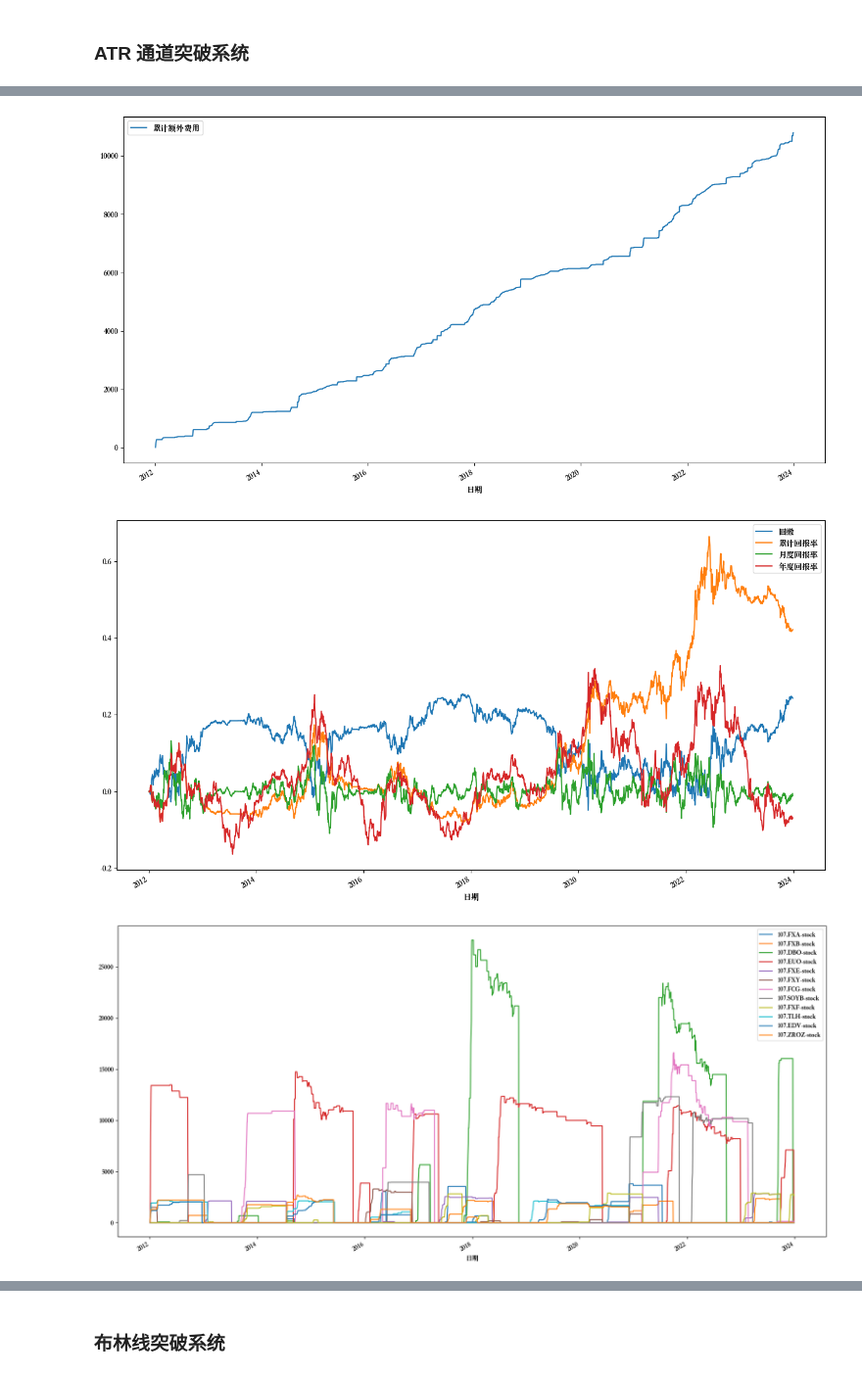
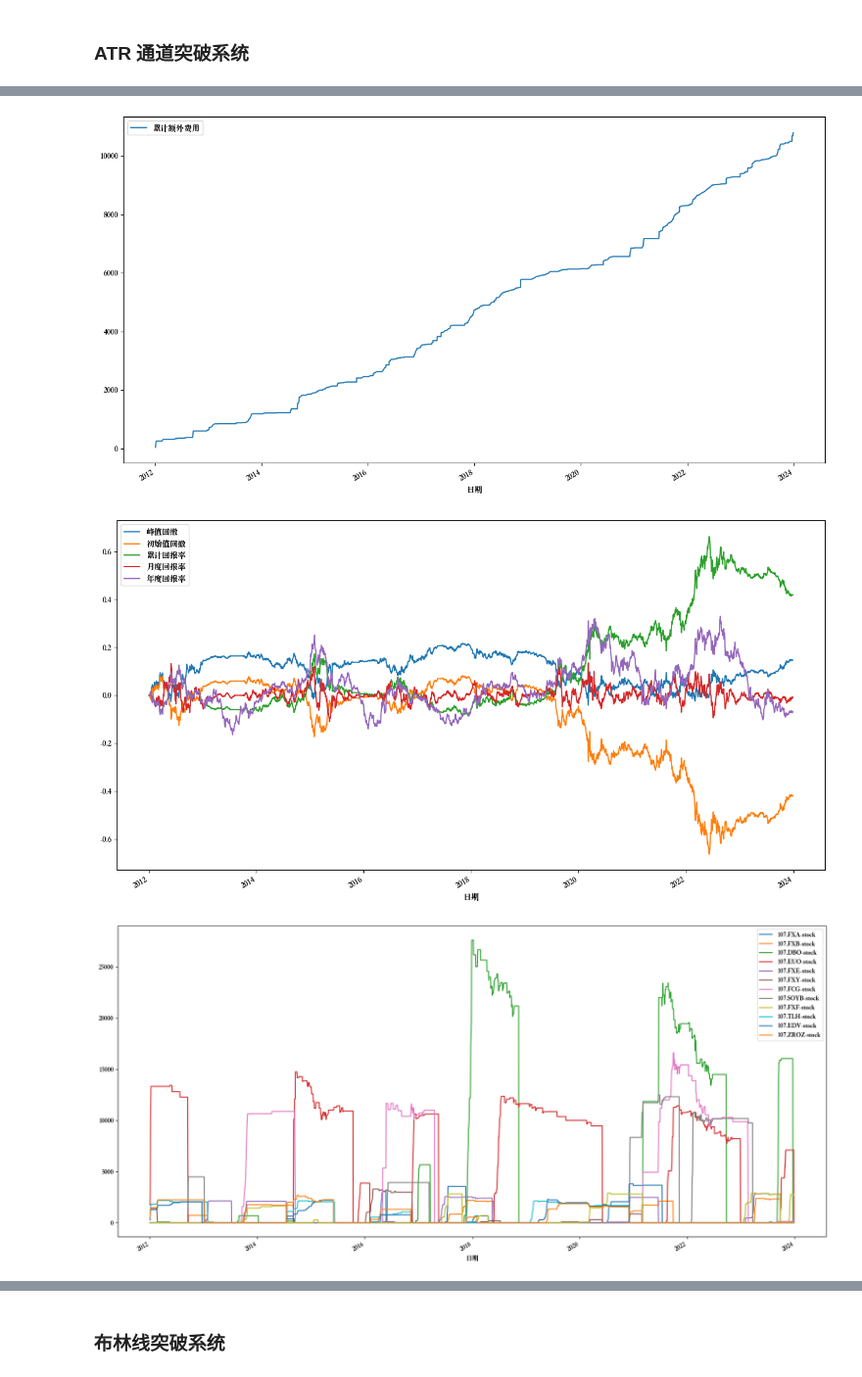
Before and after one commit to TheVeryDarkness/cs410, a Jupyter notebook: 3/3.ipynb, the cells around one changed output, grey strips where cells are left out. Shown at 98% size. Cells and saved outputs as stored; diff of their text form; code cells hidden in the pictures.

```diff
--- a/3/3.ipynb
+++ b/3/3.ipynb
@@ -222,10 +232,12 @@ print(f"初始资金：{INITIAL}，单个标的最大持仓：{LIMIT_CEIL}。")
 # %% [output]
 初始资金：1000000，单个标的最大持仓：290000.0。
 # %%
-# 选择 2012-01-01 到 2024-01-01 之间的数据
+# 选择 2012-01-01 到 2024-01-02 之间的数据
 days = data_set['107.FXA']
 days = days['2012-01-01' < days.index]
-days = days[days.index <= '2024-01-01']
+days = days[days.index <= '2024-01-02']
 days = days.index
 
+print(days[0], days[-1])
+
 years = 2024 - 2012
@@ -366,13 +417,13 @@ comparison: dict[str, Result] = {}
 # %% [markdown]
 ### ATR 通道突破系统
 # %%
-def ATRChannelBreakout(n: int = 14) -> pd.DataFrame:
+def ATRChannelBreakout(n: int = 14) -> tuple[pd.DataFrame, Detail]:
     '''
     data: pd.DataFrame
     n: int
     返回值: pd.DataFrame
     '''
-    agent = Agent()
+    agent = ExtraCostTracker()
     tracker = TradeTracker()
     cash = INITIAL
     stocks: dict[str, int] = {}
@@ -394,11 +445,20 @@ def ATRChannelBreakout(n: int = 14) -> pd.DataFrame:
     yesterday_total = INITIAL
     # 至今为止的最大总资金
     max_total = INITIAL
+    day_max_total: datetime.datetime = days[0]
+    longest_drawdown = 0
+
+    detail = DetailRecorder()
 
     for i in range(len(days)):
         total = 0
-        yesterday: datetime.datetime = days[i - 1]
         today: datetime.datetime = days[i]
+
+        # 找到上一个交易日的日期
+        yesterday: datetime.datetime = today - datetime.timedelta(1)
+        while yesterday not in data.index:
+            yesterday -= datetime.timedelta(1)
+
         for code, data in data_set.items():
             open_today: float = data.loc[today, '开盘']
             close_yesterday: float = data.loc[yesterday, '收盘']
@@ -465,12 +525,20 @@ def ATRChannelBreakout(n: int = 14) -> pd.DataFrame:
             '现金': cash,
             '资金': total,
             '累计额外费用': agent.get(),
-            '回撤': (max_total - total) / INITIAL,
+            '初始值回撤': (INITIAL - total) / INITIAL,
+            '峰值回撤': (max_total - total) / max_total,
             '累计回报率': (total - INITIAL) / INITIAL,
             '月度回报率': (total - last_month_total) / last_month_total,
             '年度回报率': (total - last_year_total) / last_year_total,
         }
-        max_total = max(max_total, total)
+        if total > max_total:
+            max_total = total
+            longest_drawdown = max(
+                longest_drawdown, (today - day_max_total).days)
+            day_max_total = today
+
+        detail.record(today, total)
+
         r.update({
             f'{code}-stock': stocks[code] for code, _ in data_set.items()
         })
@@ -478,7 +546,9 @@ def ATRChannelBreakout(n: int = 14) -> pd.DataFrame:
             f'{code}-value': data.loc[today, '收盘'] * stocks[code] for code, data in data_set.items()
         })
         result.setdefault(today, r)
-    return pd.DataFrame(result.values())
+
+    longest_drawdown = max(longest_drawdown, (days[-1] - day_max_total).days)
+    return pd.DataFrame(result.values()), Detail(detail, tracker)
 # %%
 # 保存结果
-atr_cb = ATRChannelBreakout()
+atr_cb, detail = ATRChannelBreakout()
@@ -485,8 +557,8 @@ atr_cb = ATRChannelBreakout()
 # %%
-atr_cb.plot(y=['现金', '资金', '累计额外费用', '回撤', '累计回报率',
-            '月度回报率', '年度回报率'], x='日期', figsize=(16, 9))
+atr_cb.plot(y=['现金', '资金'], x='日期', figsize=(16, 9))
 atr_cb.plot(y=['累计额外费用'], x='日期', figsize=(16, 9))
-atr_cb.plot(y=['回撤', '累计回报率', '月度回报率', '年度回报率'], x='日期', figsize=(16, 9))
+atr_cb.plot(y=['峰值回撤', '初始值回撤', '累计回报率', '月度回报率',
+            '年度回报率'], x='日期', figsize=(16, 9))
 atr_cb.plot(y=[f'{code}-stock' for code in data_set.keys()],
             x='日期', figsize=(20, 10))
 atr_cb.plot(y=[f'{code}-value' for code in data_set.keys()],
@@ -516,3 +588,3 @@ Name: 3016, dtype: object
 [figure]
-[figure, old version]
+[figure, new version]
 [figure]
```
Also changed, not shown: parts of 9 cells of this notebook.
